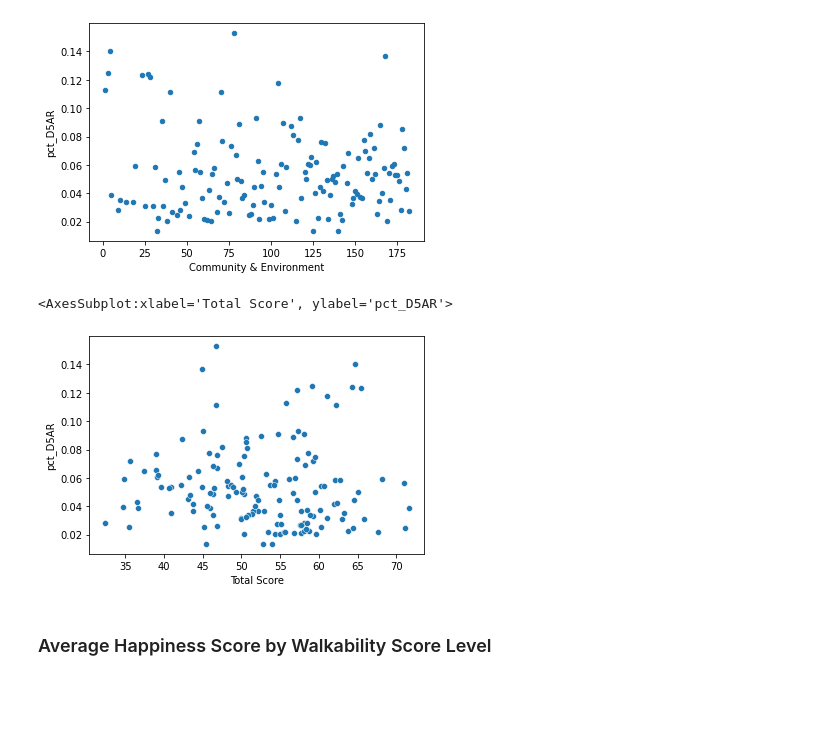
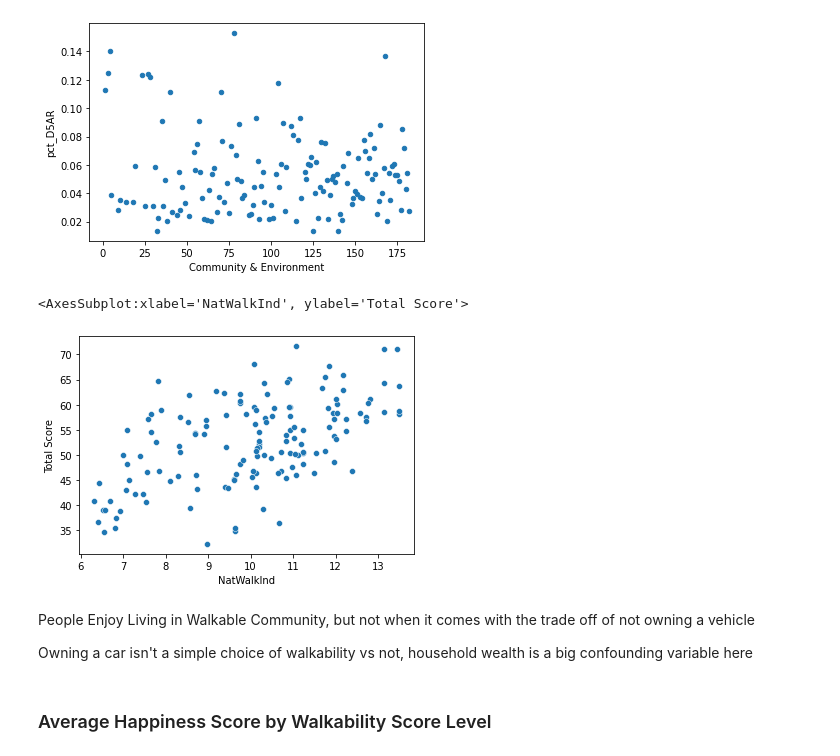
Before and after one commit to haleyej/330_final_project, a Jupyter notebook: process_data.ipynb, the cells around one changed output. Saved outputs shown, nothing was run; the diff lists cells and outputs as text; code cells hidden in the pictures; blank space fills up the shorter version.

Commit message:
walkability scores scatterplot

```diff
--- a/process_data.ipynb
+++ b/process_data.ipynb
@@ -103,12 +103,13 @@ df.plot.scatter(y = 'pct_D5AR', x = 'Community & Environment')
 <AxesSubplot:xlabel='Community & Environment', ylabel='pct_D5AR'>
 [figure]
 # %%
-# vaguely linear trend
-# cluster not sufficent
-sns.scatterplot(y = 'pct_D5AR', x = 'Total Score', data = df)
+sns.scatterplot(x = 'NatWalkInd', y = 'Total Score', data = df)
 # %% [output]
-<AxesSubplot:xlabel='Total Score', ylabel='pct_D5AR'>
+<AxesSubplot:xlabel='NatWalkInd', ylabel='Total Score'>
-[figure, old version]
+[figure, new version]
+# %% [markdown]
+<p>People Enjoy Living in Walkable Community, but not when it comes with the trade off of not owning a vehicle</p>
+<p>Owning a car isn't a simple choice of walkability vs not, household wealth is a big confounding variable here</p>
 # %% [markdown]
 <h3>Average Happiness Score by Walkability Score Level</h3>
 # %%
```
Also changed, not shown: parts of 1 cell of this notebook.
